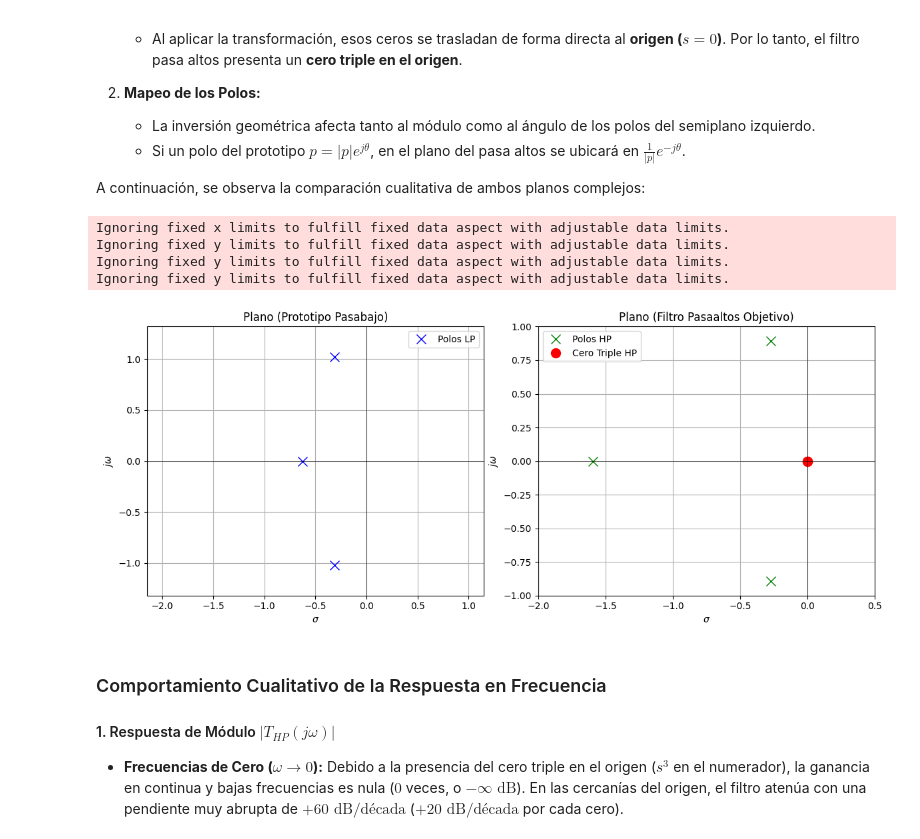
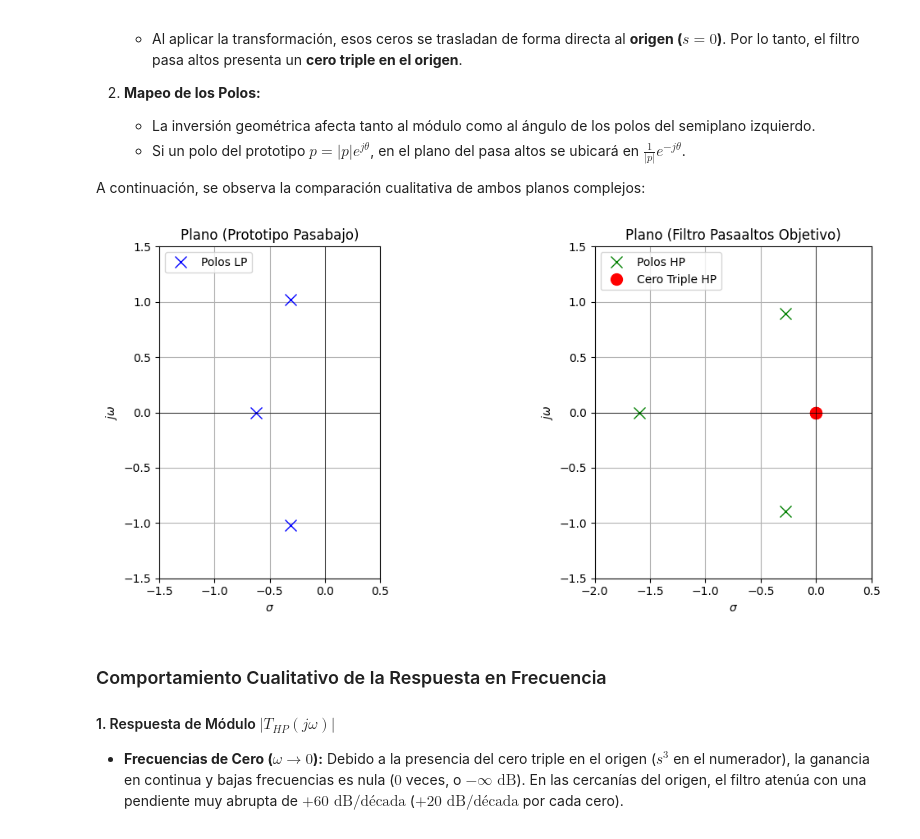
Before and after one commit to juanmaacontreras/teoria-de-circuitos-II, a Jupyter notebook: tarea_semanal_03/trabajo_semanal_03.ipynb, the cells around one changed output. Cells and saved outputs as stored; diff of their text form; code cells hidden in the pictures.

```diff
--- a/tarea_semanal_03/trabajo_semanal_03.ipynb
+++ b/tarea_semanal_03/trabajo_semanal_03.ipynb
@@ -148,44 +148,40 @@ ceros_lp = np.roots(num_lp)
 polos_hp = np.roots(den_hp)
 ceros_hp = np.roots(num_hp)
 
 # Gráfico comparativo de Mapas de Polos y Ceros
 fig, (ax1, ax2) = plt.subplots(1, 2, figsize=(12, 5))
 
 # Plano (Prototipo Pasa bajo)
 ax1.plot(np.real(polos_lp), np.imag(polos_lp), 'bx', markersize=10, label='Polos LP')
 ax1.axhline(0, color='black', lw=0.5)
 ax1.axvline(0, color='black', lw=0.5)
 ax1.set_title('Plano (Prototipo Pasabajo)')
-ax1.set_xlabel('$\sigma$')
-ax1.set_ylabel('$j\omega$')
+ax1.set_xlabel(r'$\sigma$')
+ax1.set_ylabel(r'$j\omega$')
 ax1.grid(True)
-ax1.axis('equal')
+ax1.set_aspect('equal', adjustable='box')
 ax1.set_xlim([-1.5, 0.5])
 ax1.set_ylim([-1.5, 1.5])
 ax1.legend()
 
 # Plano (Filtro Pasa altos)
 ax2.plot(np.real(polos_hp), np.imag(polos_hp), 'gx', markersize=10, label='Polos HP')
 ax2.plot(np.real(ceros_hp), np.imag(ceros_hp), 'ro', markersize=10, label='Cero Triple HP')
 ax2.axhline(0, color='black', lw=0.5)
 ax2.axvline(0, color='black', lw=0.5)
 ax2.set_title('Plano (Filtro Pasaaltos Objetivo)')
-ax2.set_xlabel('$\sigma$')
-ax2.set_ylabel('$j\omega$')
+ax2.set_xlabel(r'$\sigma$')
+ax2.set_ylabel(r'$j\omega$')
 ax2.grid(True)
-ax2.axis('equal')
+ax2.set_aspect('equal', adjustable='box')
 ax2.set_xlim([-2, 0.5])
 ax2.set_ylim([-1.5, 1.5])
 ax2.legend()
 
 plt.tight_layout()
 plt.show()
 # %% [output]
-Ignoring fixed x limits to fulfill fixed data aspect with adjustable data limits.
-Ignoring fixed y limits to fulfill fixed data aspect with adjustable data limits.
-Ignoring fixed y limits to fulfill fixed data aspect with adjustable data limits.
-Ignoring fixed y limits to fulfill fixed data aspect with adjustable data limits.
-[figure, old version]
+[figure, new version]
 # %% [markdown]
 ### Comportamiento Cualitativo de la Respuesta en Frecuencia
 
```
Also changed, not shown: parts of 2 cells of this notebook.
